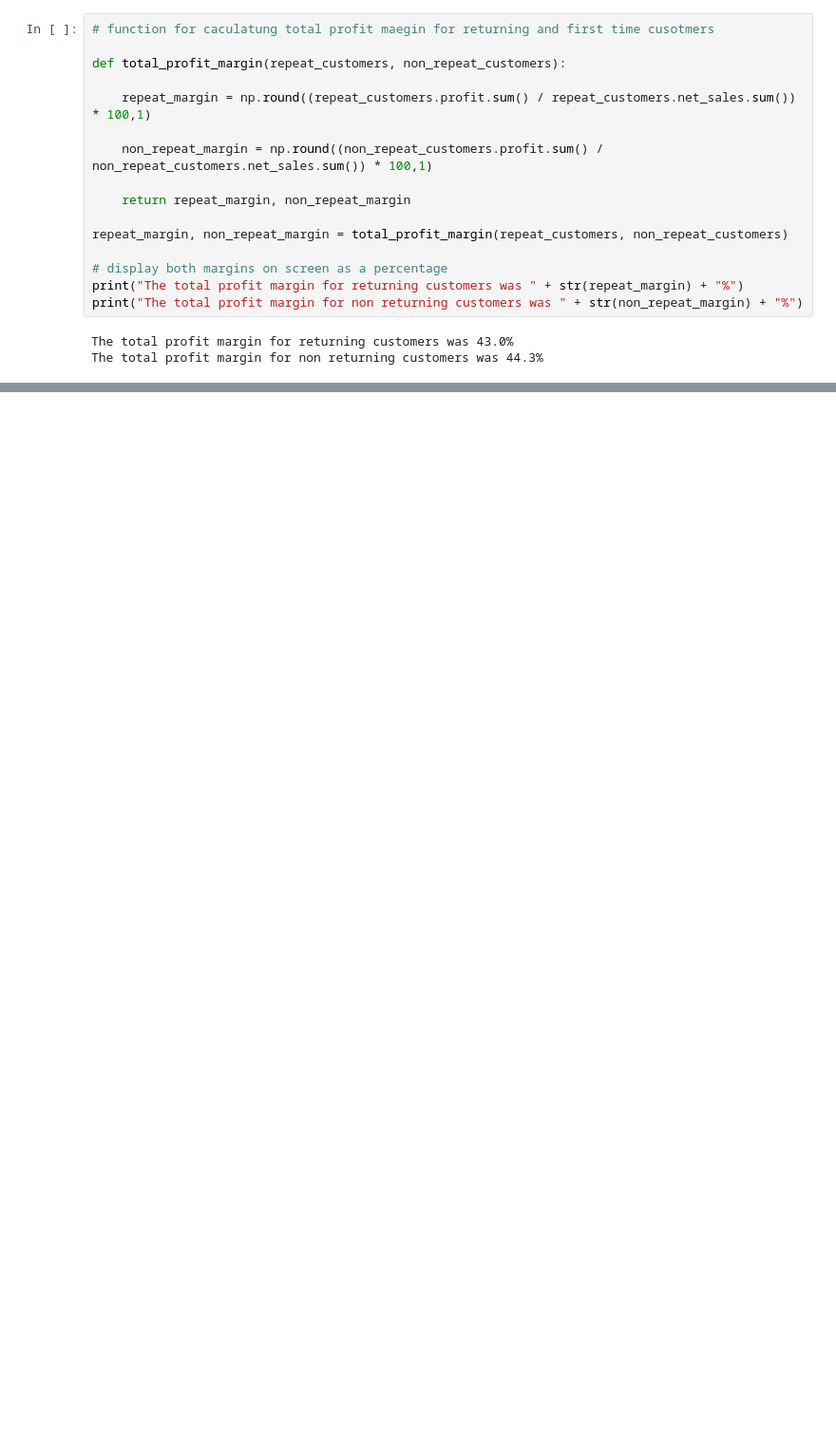
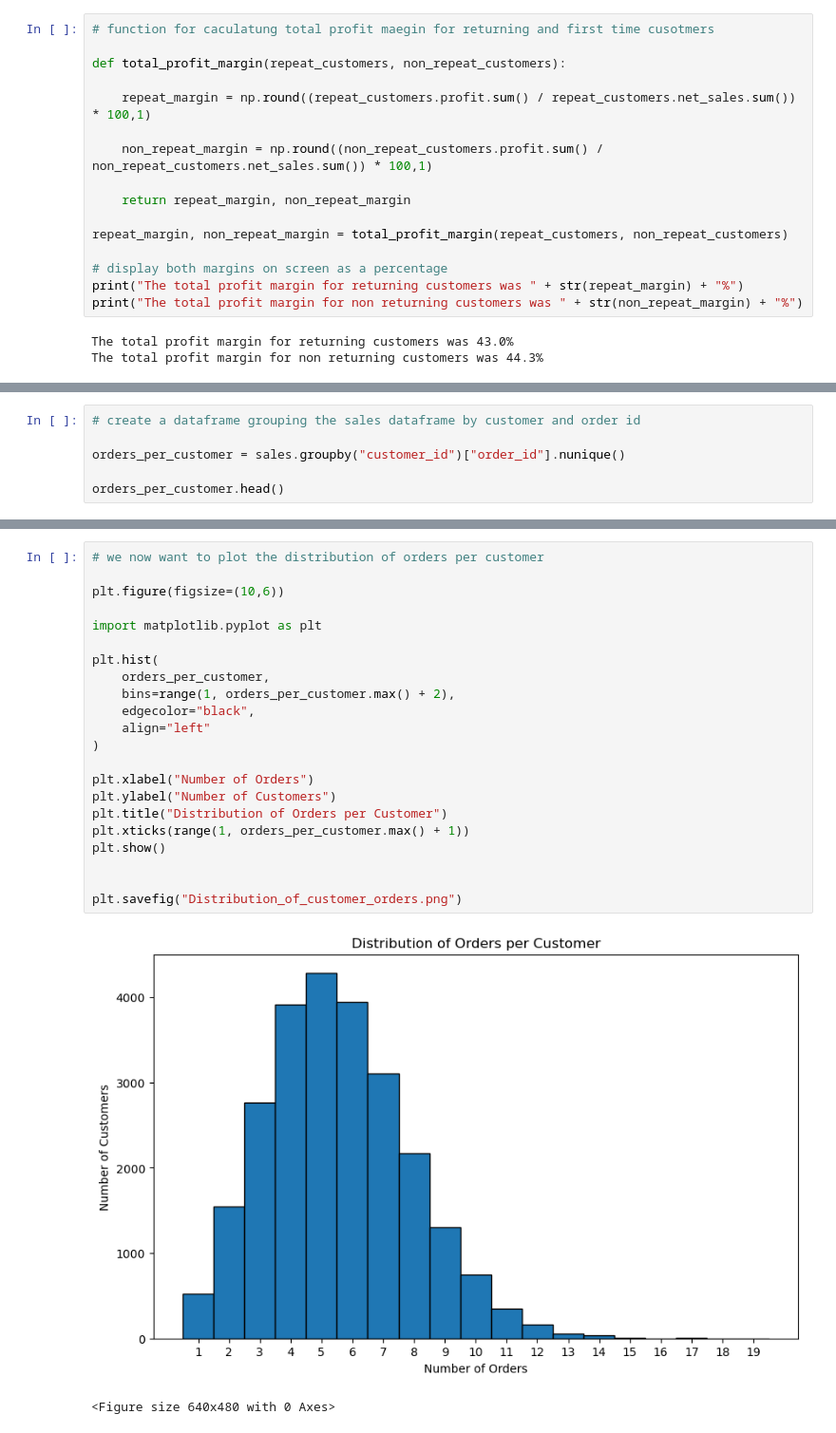
Before and after one commit to AJD1888/E-commerce-Analysis, a Jupyter notebook: e-commerce-notebook.ipynb, the cells around one changed output, grey strips where cells are left out. Shown at 95% size. Cells and saved outputs as stored; diff of their text form; blank space fills up the shorter version.

```diff
--- a/e-commerce-notebook.ipynb
+++ b/e-commerce-notebook.ipynb
@@ -199,0 +218,6 @@ The total profit margin for non returning customers was 44.3%
+# %%
+# create a dataframe grouping the sales dataframe by customer and order id
+
+orders_per_customer = sales.groupby("customer_id")["order_id"].nunique()
+
+orders_per_customer.head()
@@ -199,0 +284,25 @@ The total profit margin for non returning customers was 44.3%
+# %%
+# we now want to plot the distribution of orders per customer
+
+plt.figure(figsize=(10,6))
+
+import matplotlib.pyplot as plt
+
+plt.hist(
+    orders_per_customer,
+    bins=range(1, orders_per_customer.max() + 2),
+    edgecolor="black",
+    align="left"
+)
+
+plt.xlabel("Number of Orders")
+plt.ylabel("Number of Customers")
+plt.title("Distribution of Orders per Customer")
+plt.xticks(range(1, orders_per_customer.max() + 1))
+plt.show()
+
+
+plt.savefig("Distribution_of_customer_orders.png")
+# %% [output]
+[figure, added]
+<Figure size 640x480 with 0 Axes>
```
Also changed, not shown: parts of 7 cells of this notebook, 2 other files.
